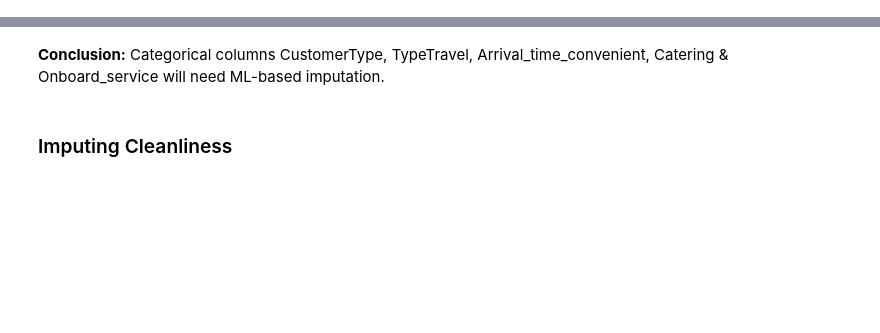
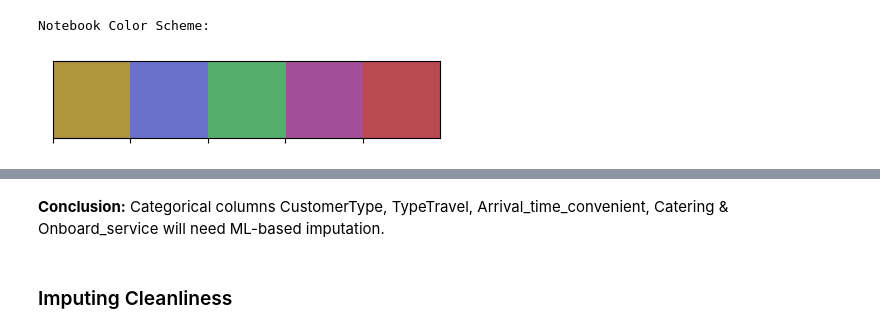
Before and after one commit to rctruta/shinkanzen_travel_experience_hackathon, a Jupyter notebook: eda.ipynb, the cells around one changed output, grey strips where cells are left out. Saved outputs shown, nothing was run; the diff lists cells and outputs as text; code cells hidden in the pictures; blank space fills up the shorter version.

Commit message:
Update eda.ipynb
Added our own color scheme.

```diff
--- a/eda.ipynb
+++ b/eda.ipynb
@@ -25,33 +26,54 @@ class CustomOrdinalEncoder:
     def transform(self, data):
         return np.array([self.cat_to_int[cat] if cat in self.cat_to_int else np.nan for cat in data])
 
     def inverse_transform(self, data):
         return np.array([self.int_to_cat[int(cat)] for cat in data])
 
 def encode_ordinal_columns(df, ordinal_columns, n_classes):
     encoders = {}
     encoded_df = df.copy()
     for col in ordinal_columns:
         unique_values = sorted(df[col].dropna().unique())
         categories = unique_values + [f"extra_class_{i}" for i in range(n_classes - len(unique_values))]
         encoder = CustomOrdinalEncoder(categories)
         encoded_df[col] = encoder.transform(df[col])
         encoders[col] = encoder
     return encoded_df, encoders
 
 def impute_missing_ordinal_records(df, ordinal_columns, n_neighbors=3, n_classes=5):
     encoded_df, encoders = encode_ordinal_columns(df, ordinal_columns, n_classes)
 
     imputer = KNNImputer(n_neighbors=n_neighbors, weights='uniform')
     imputed_array = imputer.fit_transform(encoded_df)
 
     imputed_df = pd.DataFrame(imputed_array, columns=df.columns)
     imputed_df[ordinal_columns] = np.round(imputed_df[ordinal_columns])
 
     for col in ordinal_columns:
         imputed_df[col] = encoders[col].inverse_transform(imputed_df[col])
 
     return imputed_df
+
+# Custom colors
+class clr:
+    S = '\033[1m' + '\033[92m'
+    E = '\033[0m'
+
+# The custom colors chosen here were generated by 'I want hue' app.
+# The were chosen for color-blindness.
+our_colors = ["#af953c", "#6971c9", "#56ae6c",
+             "#a24f99", "#ba4a4f"]
+
+# Optionally, create a color map, particularly for future use.
+CMAP1 = ListedColormap(my_colors)
+
+# Display our own color scheme, as a reference.
+print(clr.S+'Notebook Color Scheme:\n'+clr.E)
+sns.palplot(sns.color_palette(my_colors))
+plt.show()
+# %% [output]
+Notebook Color Scheme:
+[figure, added]
 # %%
 survey_df = pd.read_csv("Surveydata_train.csv")
 survey_df_test = pd.read_csv("Surveydata_test.csv")
```
Also changed, not shown: parts of 34 cells of this notebook.
